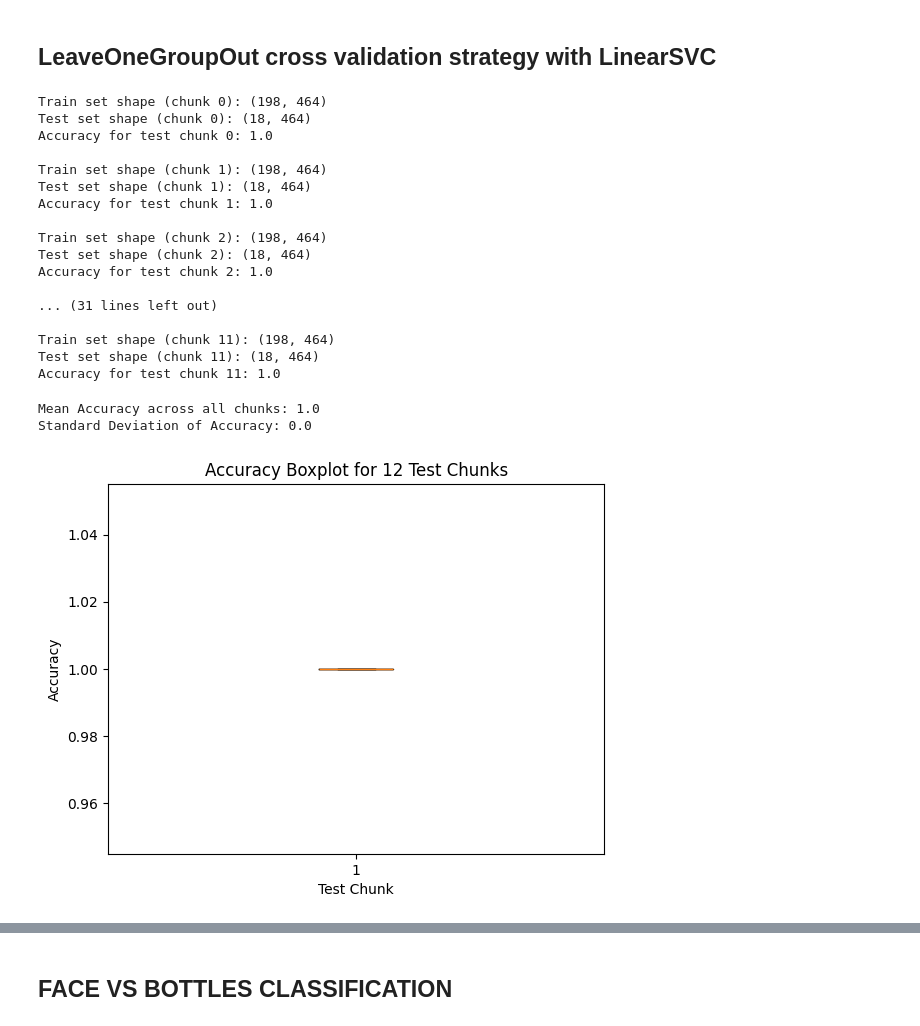
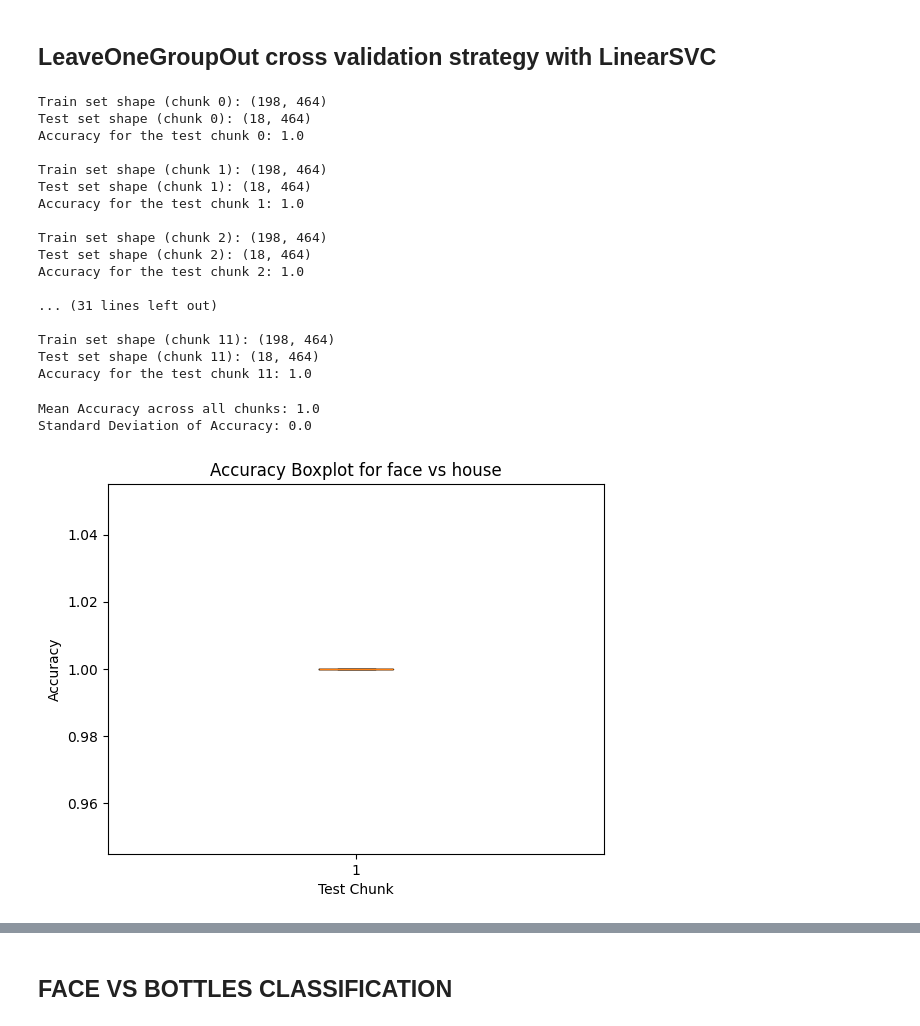
Before and after one commit to oops-moment/SEM8_IIITH, a Jupyter notebook: CSAI/PART_1.ipynb, the cells around one changed output, grey strips where cells are left out. Drawn from its saved outputs; the diff is of its cells as text; code cells hidden in the pictures.

```diff
--- a/CSAI/PART_1.ipynb
+++ b/CSAI/PART_1.ipynb
@@ -238,7 +247,7 @@ Random Forest Accuracy: 0.9861111111111112
 from sklearn.neighbors import KNeighborsClassifier
 
 # Initialize and train K-Nearest Neighbors model
-knn = KNeighborsClassifier(n_neighbors=5)
+knn = KNeighborsClassifier(n_neighbors=10)
 knn.fit(X_train, y_train)
 
 # Predict and calculate accuracy
@@ -259,15 +270,12 @@ LinearSVC Accuracy: 1.0
 # %% [markdown]
 ## LeaveOneGroupOut cross validation strategy with LinearSVC
 # %%
-# Initialize the LinearSVC model
-svc = LinearSVC()
-
-# List to store accuracy values for each fold
 accuracy_values1 = []
 
 # Iterate through each of the 12 chunks (cross-validation)
 for val in range(12):
     # Define the training and testing conditions for each chunk
+    svc = LinearSVC()
     condition_mask_train = (mask) & (behavioral["chunks"] != val)
     condition_mask_test = (mask) & (behavioral["chunks"] == val)
 
@@ -293,25 +301,25 @@ for val in range(12):
     accuracy_values1.append(accuracy)
 
     # Print the accuracy for the current chunk
-    print(f"Accuracy for test chunk {val}: {accuracy}")
+    print(f"Accuracy for the test chunk {val}: {accuracy}")
 # %% [output]
 Train set shape (chunk 0): (198, 464)
 Test set shape (chunk 0): (18, 464)
-Accuracy for test chunk 0: 1.0
+Accuracy for the test chunk 0: 1.0
 
 Train set shape (chunk 1): (198, 464)
 Test set shape (chunk 1): (18, 464)
-Accuracy for test chunk 1: 1.0
+Accuracy for the test chunk 1: 1.0
 
 Train set shape (chunk 2): (198, 464)
 Test set shape (chunk 2): (18, 464)
-Accuracy for test chunk 2: 1.0
+Accuracy for the test chunk 2: 1.0
 
 ... (31 lines left out)
 
 Train set shape (chunk 11): (198, 464)
 Test set shape (chunk 11): (18, 464)
-Accuracy for test chunk 11: 1.0
+Accuracy for the test chunk 11: 1.0
 # %%
 # Compute the mean and standard deviation of the accuracies
 mean_accuracy = np.mean(accuracy_values1)
@@ -325,9 +333,9 @@ Mean Accuracy across all chunks: 1.0
 Standard Deviation of Accuracy: 0.0
 # %%
 plt.boxplot(accuracy_values1)
-plt.title('Accuracy Boxplot for 12 Test Chunks')
+plt.title('Accuracy Boxplot for face vs house')
 plt.xlabel('Test Chunk')
 plt.ylabel('Accuracy')
 plt.show()
 # %% [output]
-[figure, old version]
+[figure, new version]
```
Also changed, not shown: parts of 27 cells of this notebook, 12 other files.
